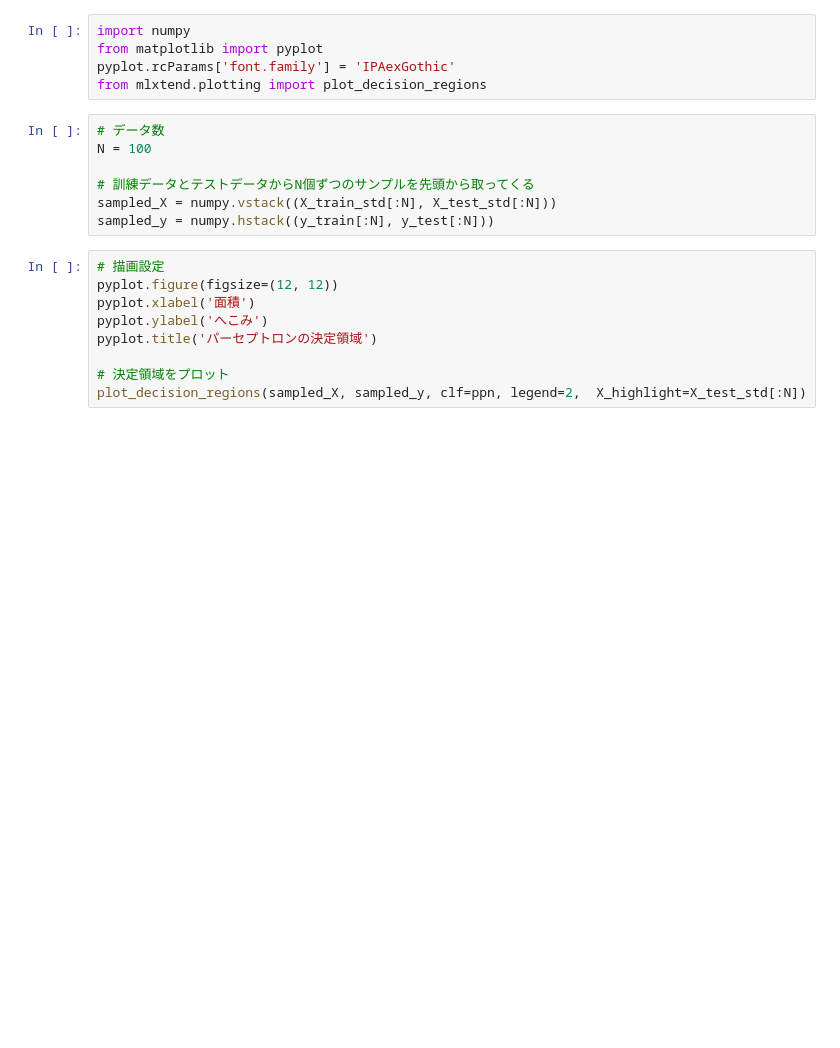
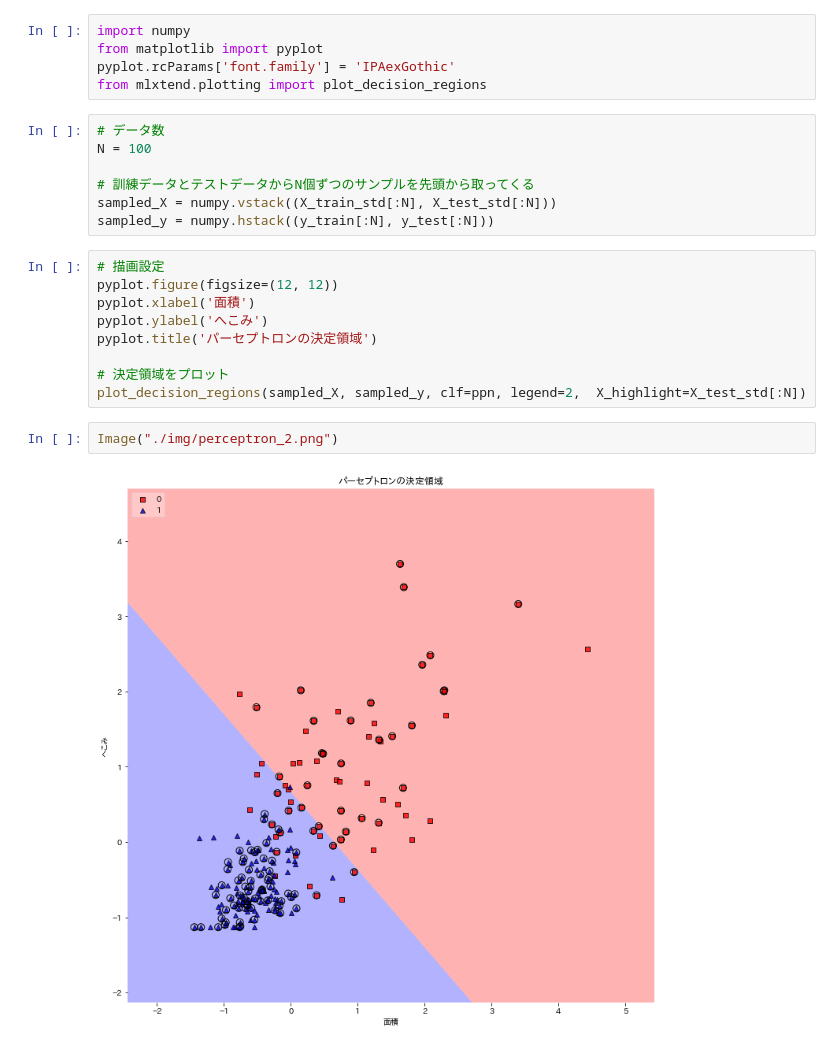
Before and after one commit to p-t-a-p-1/python-note, a Jupyter notebook: machinelearning/perceptron.ipynb, the cells around one changed output. Cells and saved outputs as stored; diff of their text form; blank space fills up the shorter version.

```diff
--- a/machinelearning/perceptron.ipynb
+++ b/machinelearning/perceptron.ipynb
@@ -193,3 +193,7 @@ pyplot.title('パーセプトロンの決定領域')
 
 # 決定領域をプロット
 plot_decision_regions(sampled_X, sampled_y, clf=ppn, legend=2,  X_highlight=X_test_std[:N])
+# %%
+Image("./img/perceptron_2.png")
+# %% [output]
+[figure, added]
```
Also changed, not shown: 1 other file.
